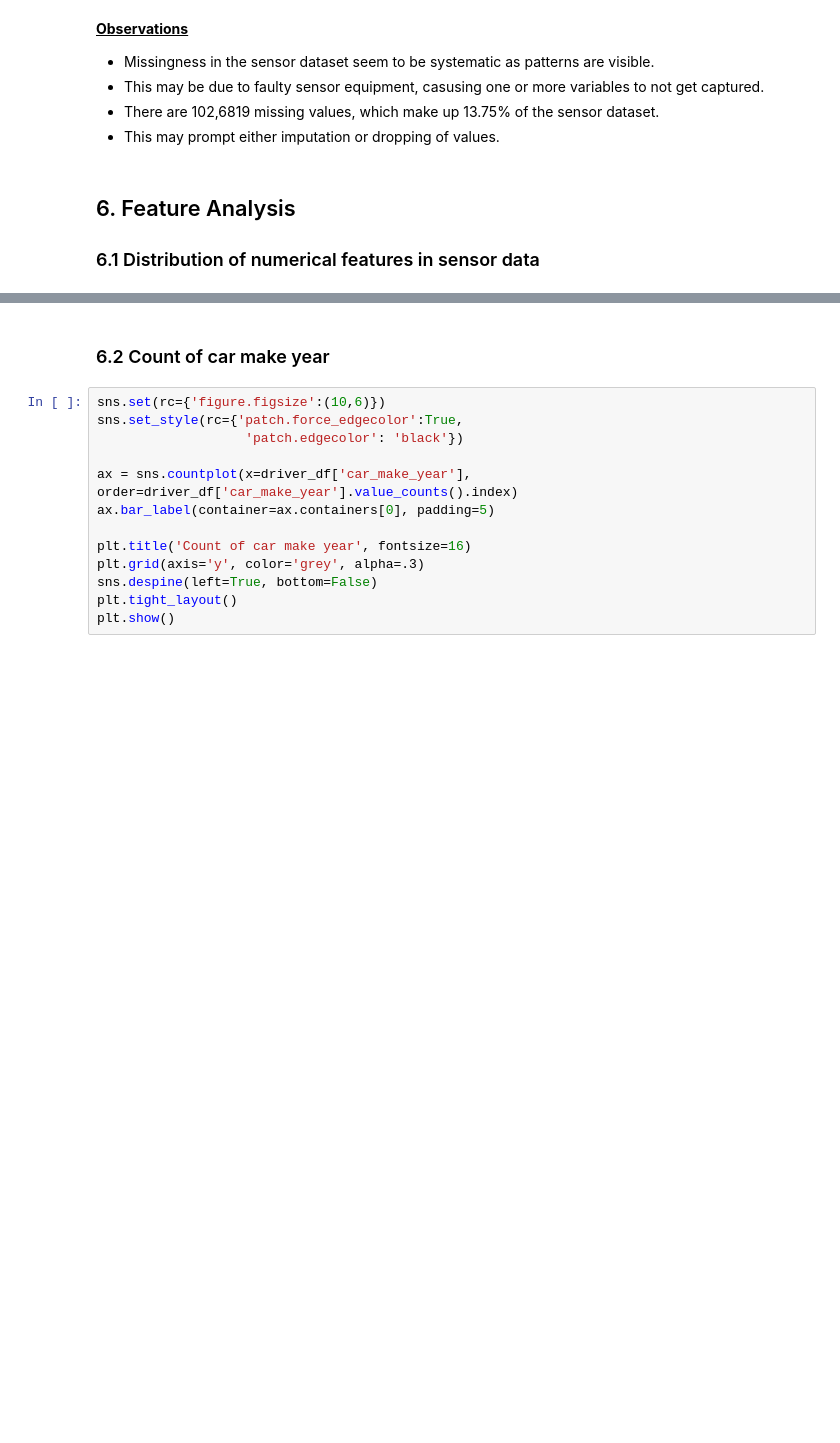
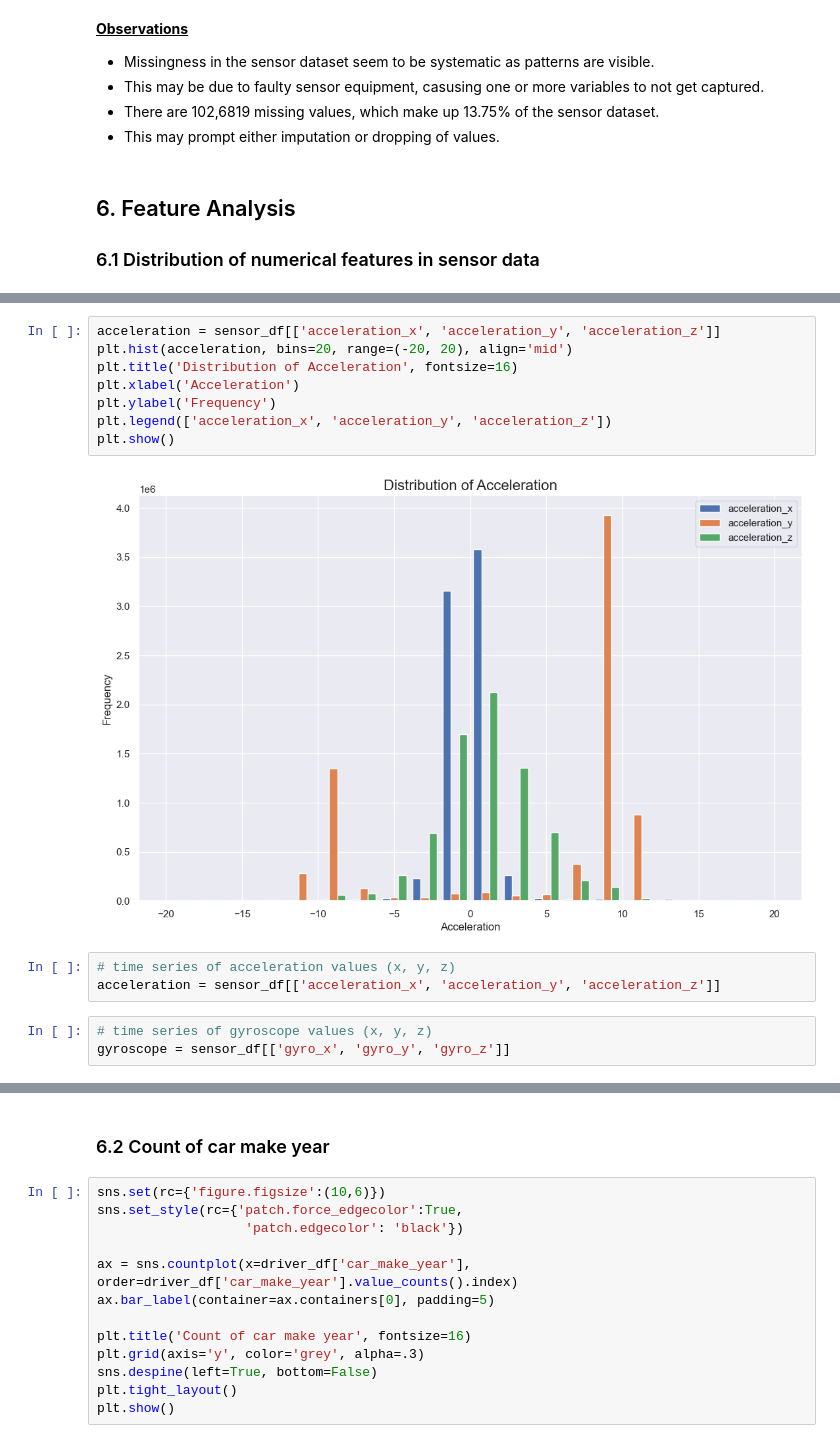
Before and after one commit to timothyckl/Just-Taxi-Analysis, a Jupyter notebook: data_understanding/eda.ipynb, the cells around one changed output, grey strips where cells are left out. Drawn from its saved outputs; the diff is of its cells as text; blank space fills up the shorter version.

```diff
--- a/data_understanding/eda.ipynb
+++ b/data_understanding/eda.ipynb
@@ -353,0 +370,16 @@ plt.show()
+# %%
+acceleration = sensor_df[['acceleration_x', 'acceleration_y', 'acceleration_z']]
+plt.hist(acceleration, bins=20, range=(-20, 20), align='mid')
+plt.title('Distribution of Acceleration', fontsize=16)
+plt.xlabel('Acceleration')
+plt.ylabel('Frequency')
+plt.legend(['acceleration_x', 'acceleration_y', 'acceleration_z'])
+plt.show()
+# %% [output]
+[figure, added]
+# %%
+# time series of acceleration values (x, y, z)
+acceleration = sensor_df[['acceleration_x', 'acceleration_y', 'acceleration_z']]
+# %%
+# time series of gyroscope values (x, y, z)
+gyroscope = sensor_df[['gyro_x', 'gyro_y', 'gyro_z']]
```
Also changed, not shown: parts of 9 cells of this notebook.
